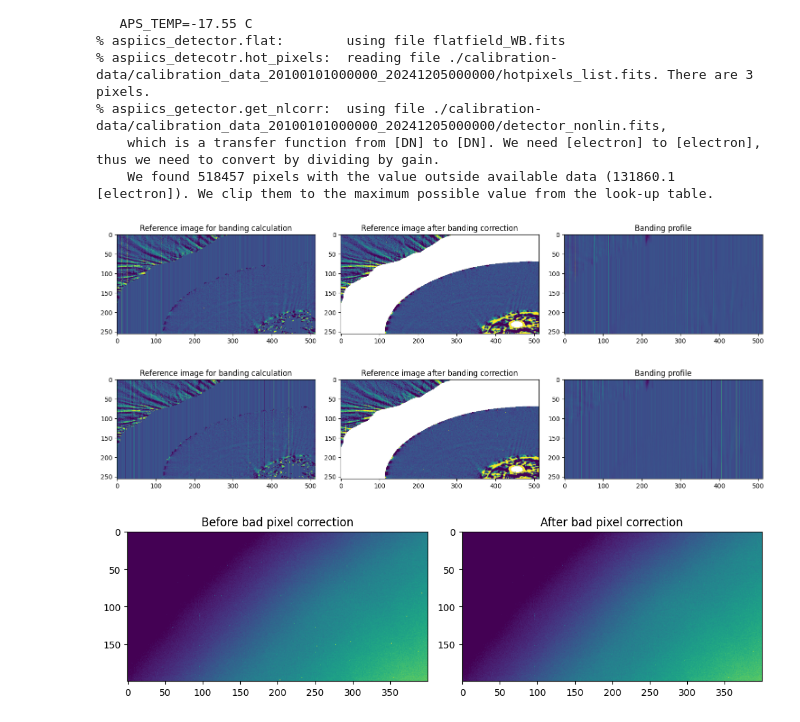
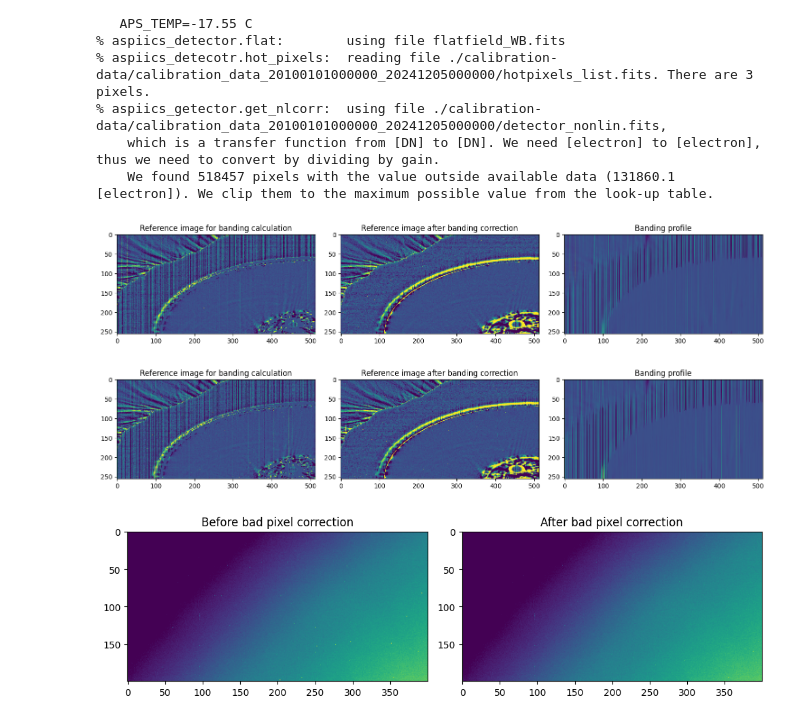
Before and after one commit to sschmaus/aspiics_processing, a Jupyter notebook: process_l2.ipynb, the cells around one changed output. Cells and saved outputs as stored; diff of their text form; code cells hidden in the pictures.

Commit message:
keep banding in flats, it creates cleaner outputs

```diff
--- a/process_l2.ipynb
+++ b/process_l2.ipynb
@@ -203,7 +203,7 @@ def split_rows(Im):
     Im_even = Im[1::2,:]   # rows 1,3,5,...  (2,4,6,... in FITS standard)
     return Im_odd, Im_even
 
-def correct_banding(img, saturation_mask, filter_2d=15, filter_1d=None, structures_threshold=None):
+def correct_banding(img, filter_2d=15, filter_1d=None, structures_threshold=None):
     """
     Corrects banding along the first dimension in an image using specified filtering and averaging methods.
 
@@ -239,7 +239,6 @@ def correct_banding(img, saturation_mask, filter_2d=15, filter_1d=None, structur
     # subtract median filtered image to remove large structures and isolate banding
     img_med = median_filter(img_ref, size=filter_2d)
     img_ref = img_ref - img_med
-    img_ref[saturation_mask] = np.nan  # mask saturated pixels
 
     if filter_1d is False:
         # calculate median along axes to get banding profiles
@@ -265,7 +264,6 @@ def correct_banding(img, saturation_mask, filter_2d=15, filter_1d=None, structur
         # fill these areas with the global median banding profile
         img_ref_ = img_ref.copy() # continue with copy so original is preserved for plotting
         img_ref_[remaining_structures] = banding_vert[remaining_structures]
-        img_ref_[saturation_mask] = banding_vert[saturation_mask]
 
         # img_ref = median_filter(img_ref, size=(1,filter_size))
 
@@ -280,39 +278,39 @@ def correct_banding(img, saturation_mask, filter_2d=15, filter_1d=None, structur
 
     std_ref = np.nanstd(img_ref)
     mean_ref = np.nanmean(img_ref)
 
     axes[0].imshow(img_ref_[256:512,512:1024],vmin=mean_ref - 1*std_ref, vmax=mean_ref + 3*std_ref)
     axes[0].set_title("Reference image for banding calculation")
 
     axes[1].imshow((img_ref - banding_vert)[256:512,512:1024],vmin=mean_ref - 1*std_ref, vmax=mean_ref + 3*std_ref)
     axes[1].set_title("Reference image after banding correction")
 
     axes[2].imshow(banding_vert[256:512,512:1024],vmin=mean_ref - 1*std_ref, vmax=mean_ref + 3*std_ref)
     axes[2].set_title("Banding profile")
 
     plt.tight_layout()
     plt.show()
 
 
     return img - banding_vert
 
-def correct_banding_splitrows(img, saturation_mask,*args, **kwargs):
+def correct_banding_splitrows(img, *args, **kwargs):
     img = img.copy()
-    img[0::2, :] = correct_banding(img[0::2, :], saturation_mask=saturation_mask[0::2, :], *args, **kwargs) # top left
-    img[1::2, :] = correct_banding(img[1::2, :], saturation_mask=saturation_mask[1::2, :], *args, **kwargs) # top right
+    img[0::2, :] = correct_banding(img[0::2, :], *args, **kwargs) # top left
+    img[1::2, :] = correct_banding(img[1::2, :], *args, **kwargs) # top right
     return img
 
-Im = correct_banding_splitrows(Im, filter_2d=15, filter_1d=64, saturation_mask=OvrExpIdx)
+Im = correct_banding_splitrows(Im, filter_2d=15, filter_1d=64)
 
 # plt.imshow(Im[512:1024,512:1024],vmin=-500,vmax=2000)
 # plt.show()
 # plt.imshow(split_rows(Im)[0][512:1024,512:1024],vmin=-500,vmax=2000)
 # plt.show()
 # plt.imshow(split_rows(Im)[1][512:1024,512:1024],vmin=-500,vmax=2000)
 # plt.show()
 # %% [output]
-[figure, old version]
+[figure, new version]
-[figure, old version]
+[figure, new version]
 # %%
 fig, axes = plt.subplots(1, 2, figsize=(10, 5))
 std_im = np.std(Im[0:200,0:400])
```
Also changed, not shown: 2 other files.
